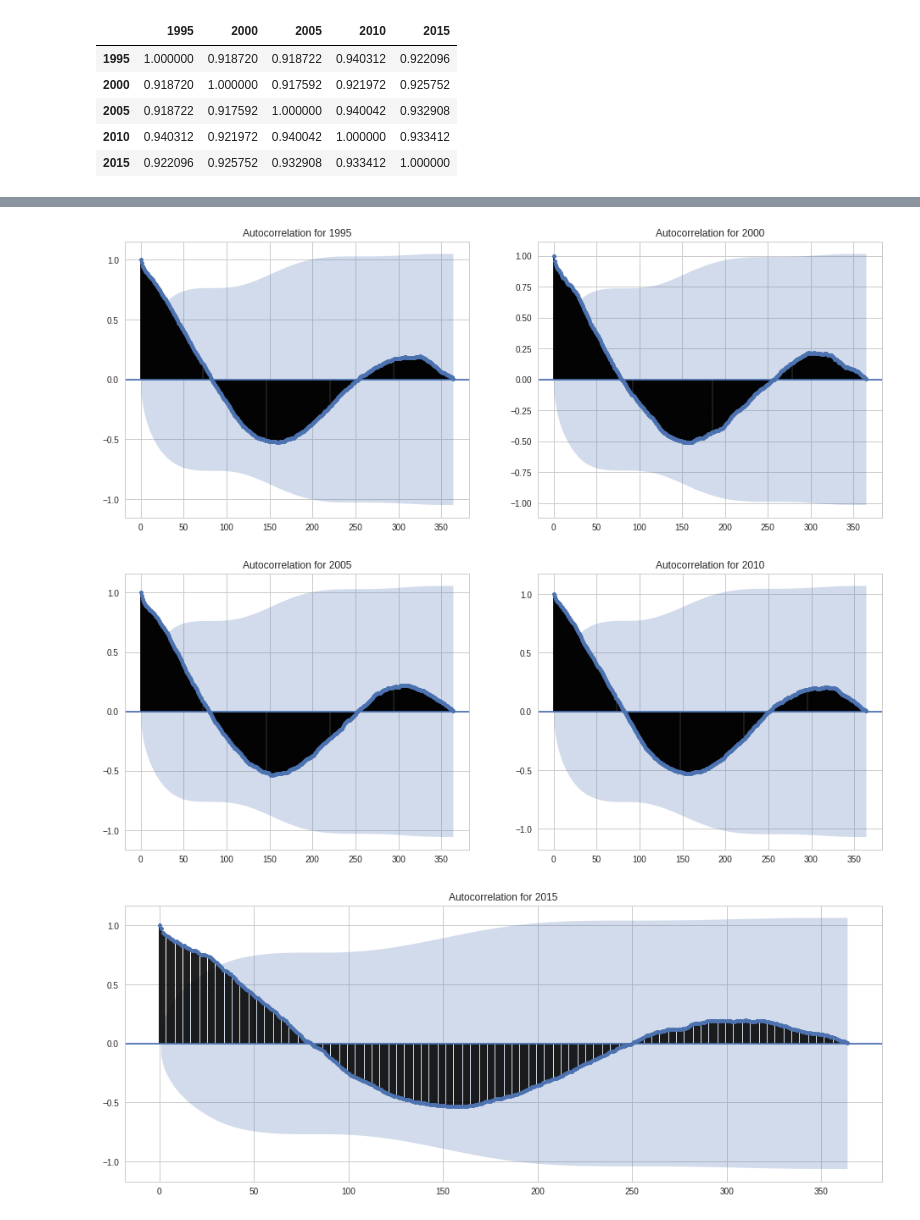
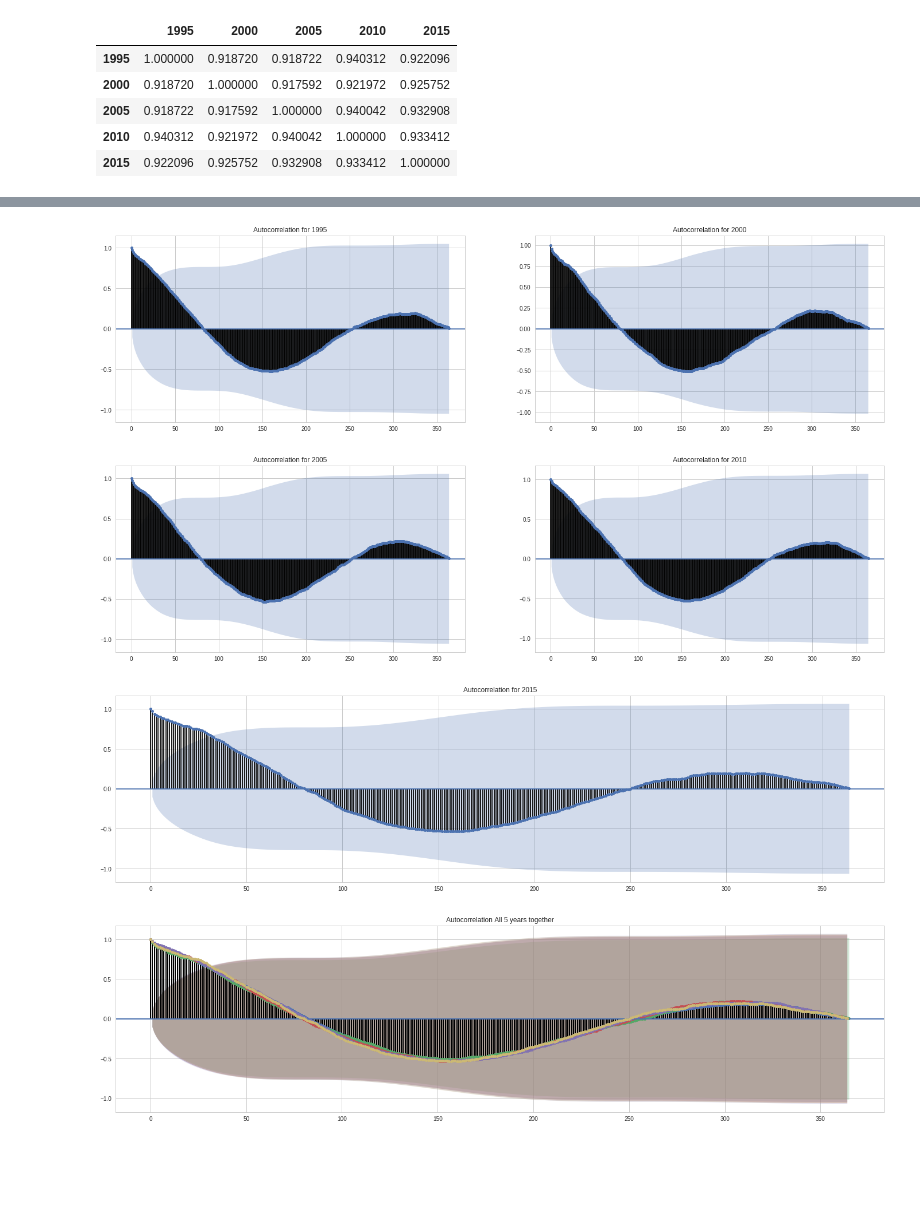
Before and after one commit to chrismaree/ICAO-Weather-Analysis-Python, a Jupyter notebook: MainFile.ipynb, the cells around one changed output, grey strips where cells are left out. Saved outputs shown, nothing was run; the diff lists cells and outputs as text; code cells hidden in the pictures; blank space fills up the shorter version.

```diff
--- a/MainFile.ipynb
+++ b/MainFile.ipynb
@@ -17,5 +20,10 @@ from io import BytesIO
 from base64 import b64encode
 import scipy.misc as smp
 
-plt.rcParams['figure.figsize'] = (16, 6)
+from mpl_toolkits.mplot3d import Axes3D
+from matplotlib import cm
+from matplotlib.ticker import LinearLocator
+from scipy.stats import norm
+
+plt.rcParams['figure.figsize'] = (24, 6)
 # %% [markdown]
@@ -119,23 +142,30 @@ Confidence intervals are drawn as a cone. By default, this is set to a 95% confi
 # %%
 counter = 0;
-
 for year in weatherData:
 
     if (counter == 0):  #on the first loop, generate the subplots
         fig, axs = plt.subplots(1, 2)
-
     if counter == 4:  # if we are at the last figure, we want it to be on its own line
         plot_acf(year[:, 2], title="Autocorrelation for {}".format(1995 + 5 * counter))
         plt.show()
     else:
         plot_acf(year[:, 2], title="Autocorrelation for {}".format(1995 + 5 * counter), ax=axs[counter % 2])
     if counter % 2 == 1:  # every two figures, we need to generate a new row
         plt.show()
         if (counter < 2):  #a new sub plot is needed on second row
             fig, axs = plt.subplots(1, 2)
-    counter = counter + 1;
+    counter = counter + 1
+
+counter=0;
+fig, axs = plt.subplots(1, 1)
+for year in weatherData:
+    plot_acf(year[:, 2], title="Autocorrelation All 5 years together".format(1995 + 5 * counter), ax=axs, label="hello")
+
+
+plt.show()
 # %% [output]
-[figure, old version]
+[figure, new version]
-[figure, old version]
+[figure, new version]
-[figure, old version]
+[figure, new version]
+[figure, added]
 # %% [markdown]
```
Also changed, not shown: parts of 13 cells of this notebook, 7 other files.
